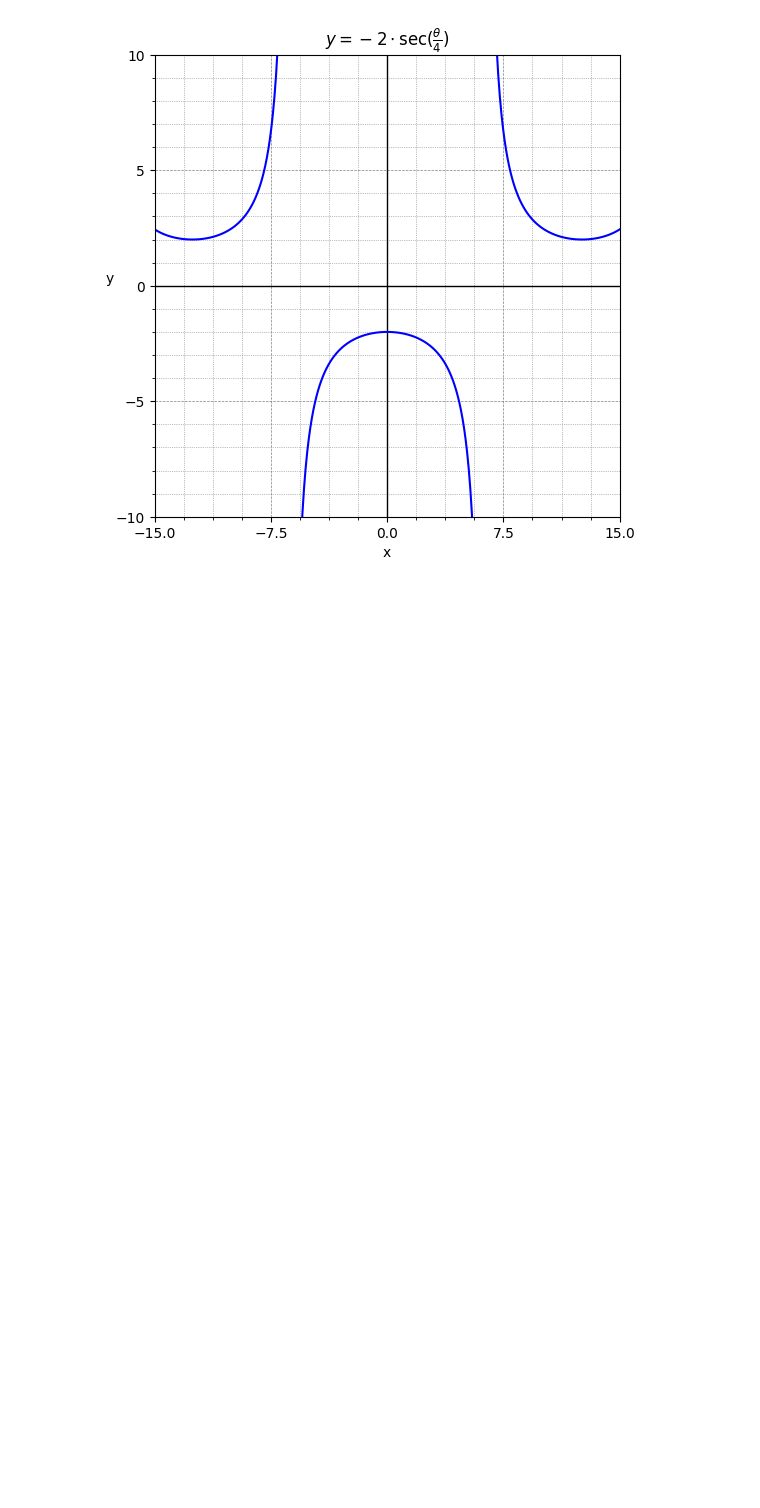
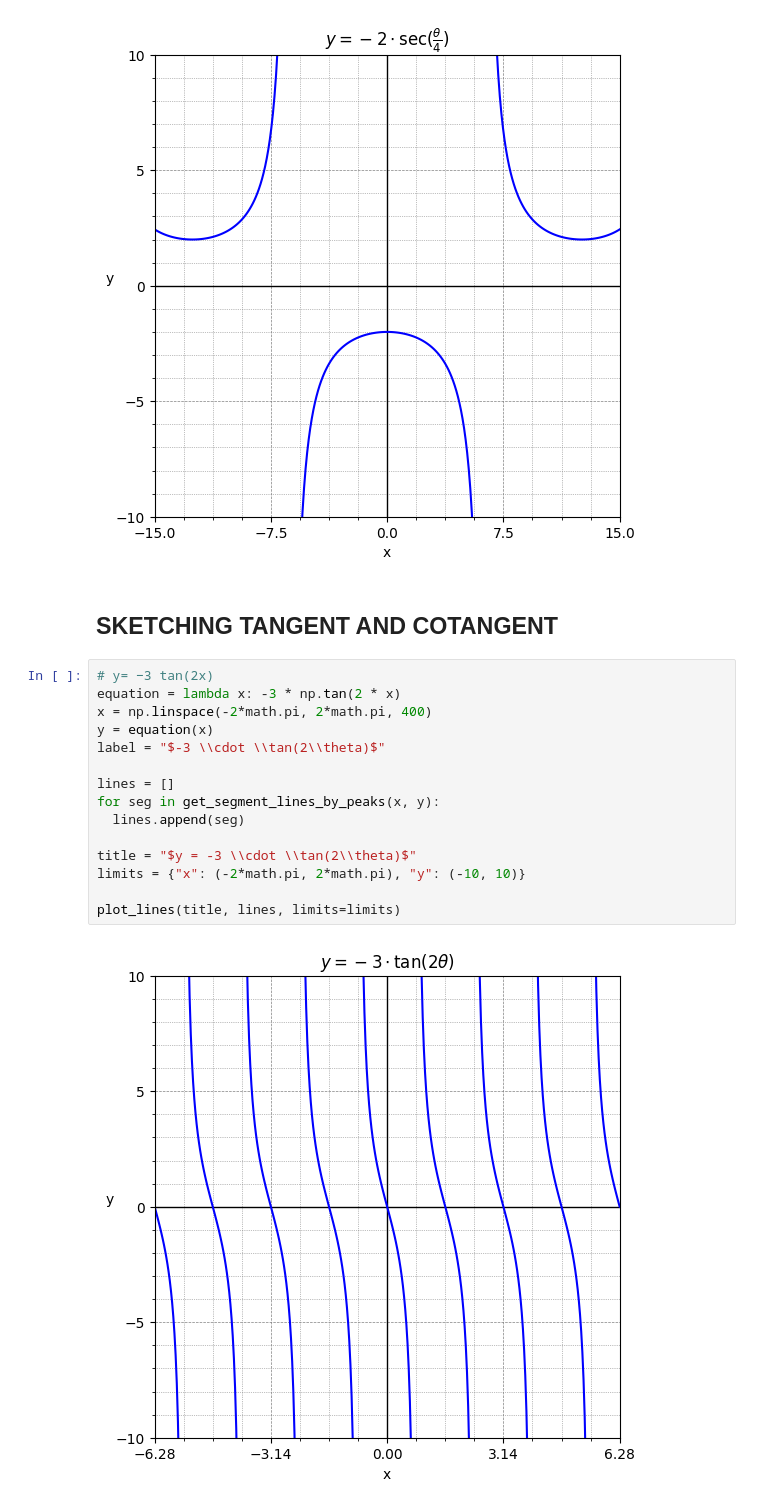
Before and after one commit to seanjiangsh/math-practice, a Jupyter notebook: trigonometry/practice.ipynb, the cells around one changed output. Drawn from its saved outputs; the diff is of its cells as text; blank space fills up the shorter version.

Commit message:
Practice - SKETCHING TANGENT AND COTANGENT

```diff
--- a/trigonometry/practice.ipynb
+++ b/trigonometry/practice.ipynb
@@ -291,3 +291,22 @@ limits = {"x": (-15, 15), "y": (-10, 10)}
 plot_lines(title, lines, limits=limits)
 # %% [output]
 [figure]
+# %% [markdown]
+## SKETCHING TANGENT AND COTANGENT
+# %%
+# y= −3 tan(2x)
+equation = lambda x: -3 * np.tan(2 * x)
+x = np.linspace(-2*math.pi, 2*math.pi, 400)
+y = equation(x)
+label = "$-3 \\cdot \\tan(2\\theta)$"
+
+lines = []
+for seg in get_segment_lines_by_peaks(x, y):
+  lines.append(seg)
+
+title = "$y = -3 \\cdot \\tan(2\\theta)$"
+limits = {"x": (-2*math.pi, 2*math.pi), "y": (-10, 10)}
+
+plot_lines(title, lines, limits=limits)
+# %% [output]
+[figure, added]
```
Also changed, not shown: parts of 2 cells of this notebook.
